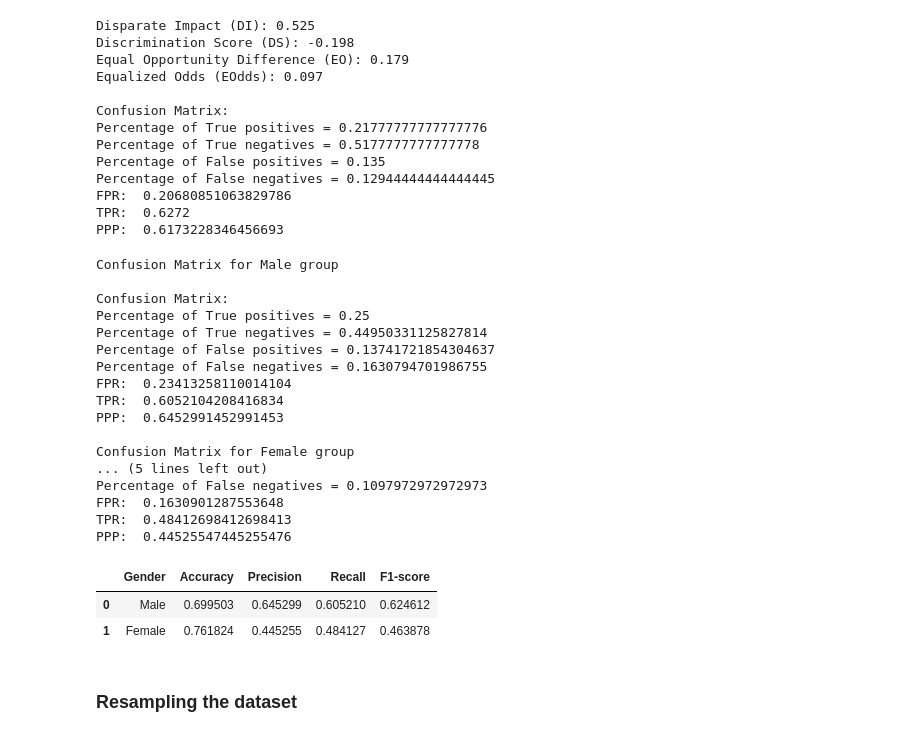
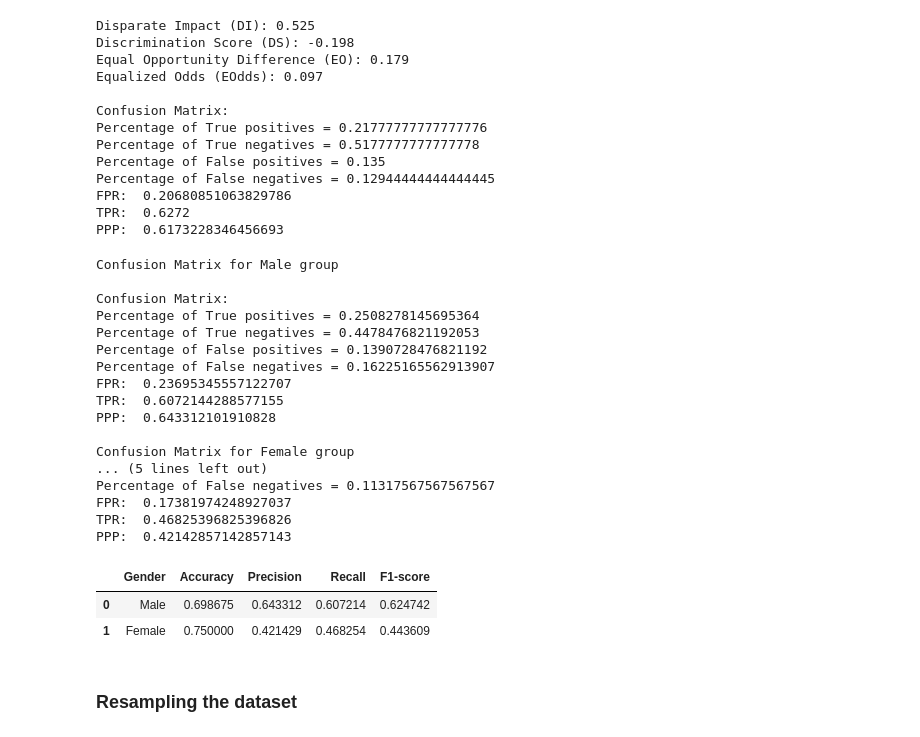
Before and after one commit to MaksimKarnaukh/DataMining, a Jupyter notebook: Assignment2/src/fairness.ipynb, the cells around one changed output. Saved outputs shown, nothing was run; the diff lists cells and outputs as text; code cells hidden in the pictures.

```diff
--- a/Assignment2/src/fairness.ipynb
+++ b/Assignment2/src/fairness.ipynb
@@ -187,27 +117,30 @@ def split_male_female_metrics(data: pd.DataFrame, is_encoded: bool = True) -> pd
 # %%
-metrics_table = split_male_female_metrics(data, is_encoded=False)
+model = DecisionTreeClassifier(random_state=42)
+X_train, X_test, y_train, y_test = train_test_split(X_encoded, y_encoded, test_size=0.2, random_state=42)
+model.fit(X_train, y_train)
+metrics_table = split_male_female_metrics(model, X_train, X_test, y_train, y_test)
 metrics_table
 # %% [output]
 Confusion Matrix for Male group
 
 Confusion Matrix:
-Percentage of True positives = 0.25
-Percentage of True negatives = 0.44950331125827814
-Percentage of False positives = 0.13741721854304637
-Percentage of False negatives = 0.1630794701986755
-FPR:  0.23413258110014104
-TPR:  0.6052104208416834
-PPP:  0.6452991452991453
+Percentage of True positives = 0.2508278145695364
+Percentage of True negatives = 0.4478476821192053
+Percentage of False positives = 0.1390728476821192
+Percentage of False negatives = 0.16225165562913907
+FPR:  0.23695345557122707
+TPR:  0.6072144288577155
+PPP:  0.643312101910828
 
 Confusion Matrix for Female group
 ... (5 lines left out)
-Percentage of False negatives = 0.1097972972972973
-FPR:  0.1630901287553648
-TPR:  0.48412698412698413
-PPP:  0.44525547445255476
+Percentage of False negatives = 0.11317567567567567
+FPR:  0.17381974248927037
+TPR:  0.46825396825396826
+PPP:  0.42142857142857143
 |  | Gender | Accuracy | Precision | Recall | F1-score |
-| 0 | Male | 0.699503 | 0.645299 | 0.605210 | 0.624612 |
-| 1 | Female | 0.761824 | 0.445255 | 0.484127 | 0.463878 |
+| 0 | Male | 0.698675 | 0.643312 | 0.607214 | 0.624742 |
+| 1 | Female | 0.750000 | 0.421429 | 0.468254 | 0.443609 |
 # %% [markdown]
 ### Resampling the dataset
 # %%
```
Also changed, not shown: parts of 7 cells of this notebook, 5 other files.
